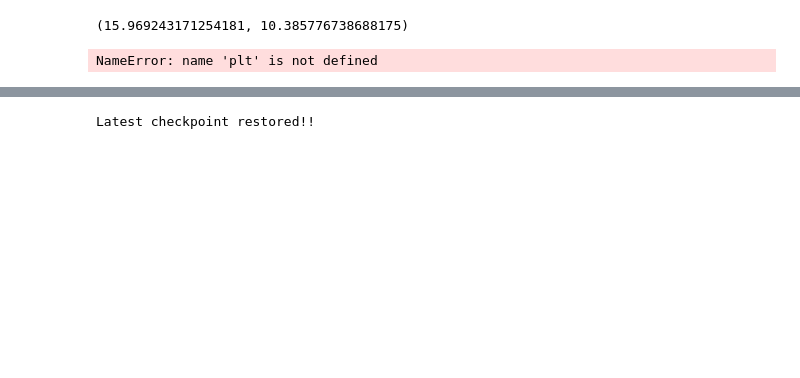
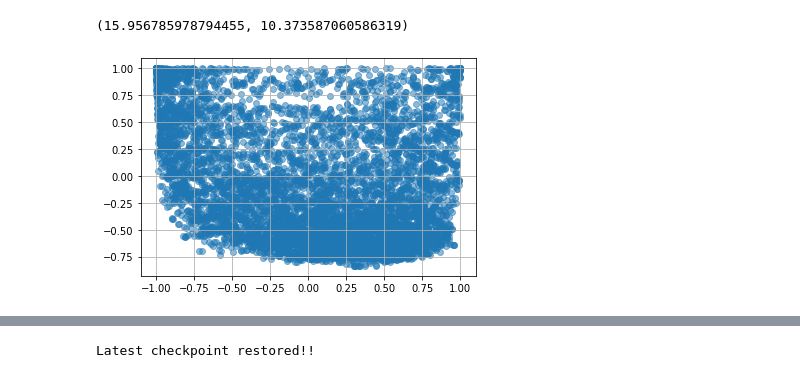
Before and after one commit to pangyuteng/public-misc, a Jupyter notebook: finance/ml/myeval.ipynb, the cells around one changed output, grey strips where cells are left out. Cells and saved outputs as stored; diff of their text form; code cells hidden in the pictures; blank space fills up the shorter version.

```diff
--- a/finance/ml/myeval.ipynb
+++ b/finance/ml/myeval.ipynb
@@ -25,32 +26,33 @@ SPY (7033, 7)
 # %%
-df = pd.DataFrame()
-df['price'] = history.Close
-df['log_ret'] = np.log(df.price) - np.log(df.price.shift(1))
-df['ret_mean'] = df.log_ret.rolling(21).mean()
-df['hist_vol'] = df.log_ret.rolling(21).std()*np.sqrt(252)*100
-df = df.dropna()
-#df['z_vol']=np.clip(scipy.stats.zscore(df.hist_vol)/10,-1,1)
-#df['z_ret']=np.clip(scipy.stats.zscore(df.ret_mean)/10,-1,1)
-# ^^^^ not a fan of z score anymore since... high z score samples will not be large enough. need to l
-df['z_vol']=df.hist_vol
-df['z_ret']=df.ret_mean
-df['month']=df.index.month.values
-df['day']=df.index.day.values
-data = df[['z_vol','z_ret','month','day']].values
-scaler = MinMaxScaler() # same reasoning, also not a fan of minmax scaler
-scaler.fit(data)
-transformed = scaler.transform(data)
-df['z_vol']=transformed[:,0]
-df['z_ret']=transformed[:,1]
-df['month']=transformed[:,2]
-df['day']=transformed[:,3]
+    df = pd.DataFrame()
+    df['price'] = history.Close
+    df.index = history.index
+    df['log_ret'] = np.log(df.price) - np.log(df.price.shift(1))
+    df['ret_mean'] = df.log_ret.rolling(21).mean()
+    df['hist_vol'] = df.log_ret.rolling(21).std()*np.sqrt(252)*100
+    df = df.dropna()
+    df['s_vol']=df.hist_vol
+    df['s_ret']=df.ret_mean
+    df['s_month']=df.index.month.values
+    df['s_day']=df.index.day.values
+    data = df[['s_vol','s_ret','s_month','s_day']].values
+    #scaler = MinMaxScaler() # same reasoning, also not a fan of minmax scaler
+    # compute zscore and scale to -1 to 1, and use tanh as oppose to clip so value still makes some sense for fat tails.
+    scaler = preprocessing.StandardScaler()
+    scaler.fit(data)
+    transformed = scaler.transform(data)
+    transformed = np.tanh(transformed)
+    df['s_vol']=transformed[:,0]
+    df['s_ret']=transformed[:,1]
+    df['s_month']=transformed[:,2]
+    df['s_day']=transformed[:,3]
 # %%
 np.mean(df.hist_vol),np.std(df.hist_vol)
 # %% [output]
-(15.969243171254181, 10.385776738688175)
+(15.956785978794455, 10.373587060586319)
 # %%
-plt.scatter(df.z_ret,df.z_vol,alpha=0.5)
+plt.scatter(df.s_ret,df.s_vol,alpha=0.5)
 plt.grid(True)
 # %% [output]
-NameError: name 'plt' is not defined
+[figure, added]
 # %%
```
Also changed, not shown: parts of 20 cells of this notebook.
